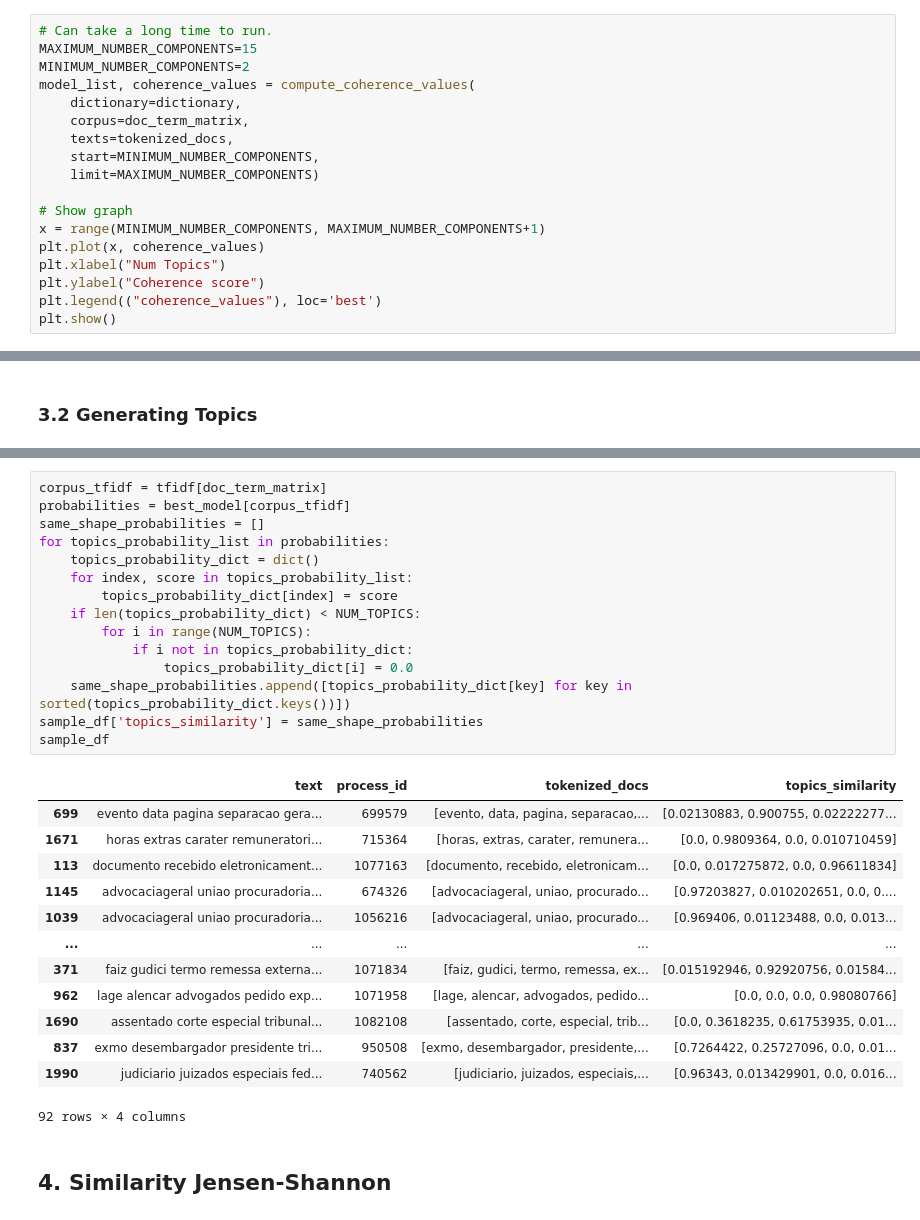
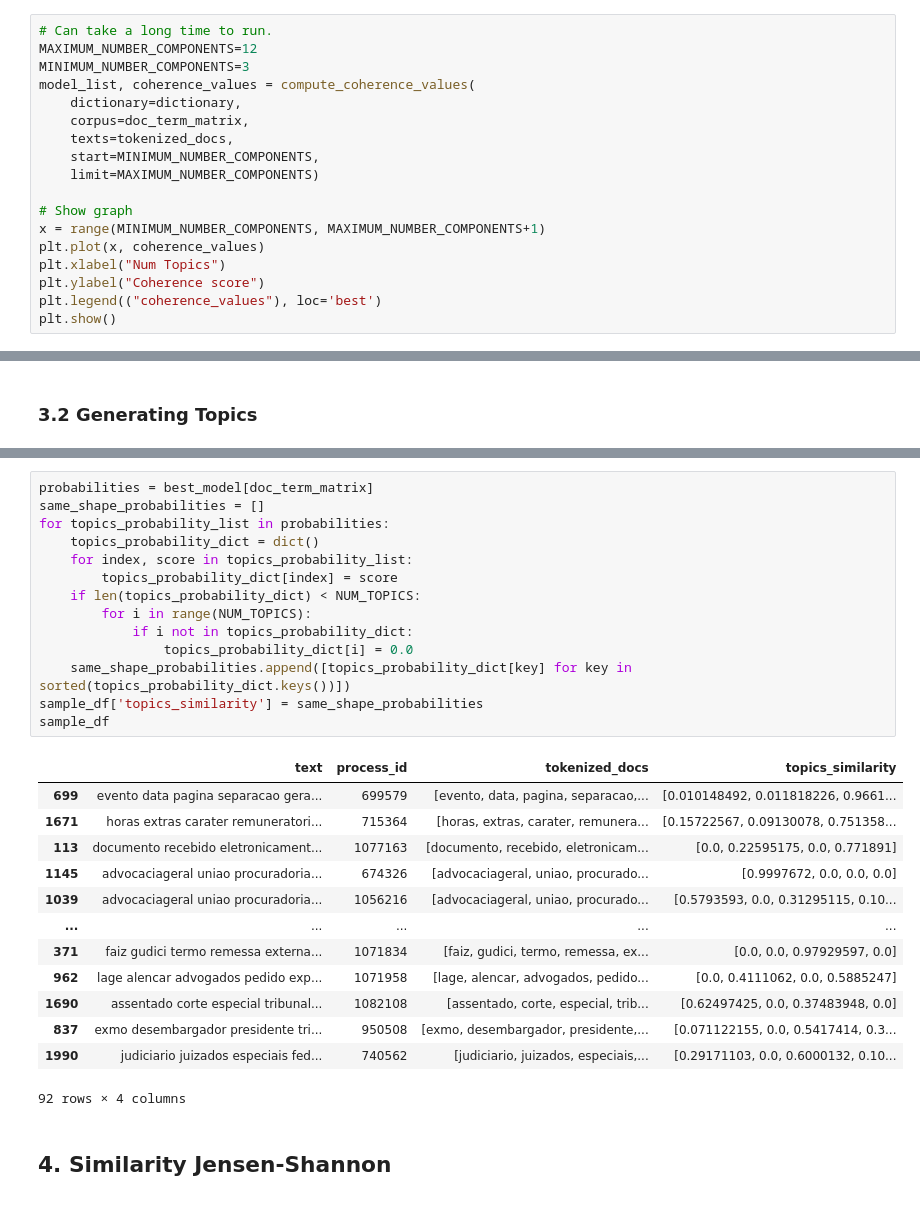
Before and after one commit to thiagolrpinho/nlp-similarity-models, a Jupyter notebook: main.ipynb, the cells around one changed output, grey strips where cells are left out. Cells and saved outputs as stored; diff of their text form.

```diff
--- a/main.ipynb
+++ b/main.ipynb
@@ -148,7 +146,7 @@ corpus_tfidf = tfidf[doc_term_matrix]
 # %%
 # Can take a long time to run.
-MAXIMUM_NUMBER_COMPONENTS=15
-MINIMUM_NUMBER_COMPONENTS=2
+MAXIMUM_NUMBER_COMPONENTS=12
+MINIMUM_NUMBER_COMPONENTS=3
 model_list, coherence_values = compute_coherence_values(
     dictionary=dictionary,
     corpus=doc_term_matrix,
@@ -181,31 +193,30 @@ Topic: 3 Word: 0.013*"publica" + 0.011*"servidores" + 0.011*"recorrente" + 0.010
 # %%
-corpus_tfidf = tfidf[doc_term_matrix]
-probabilities = best_model[corpus_tfidf]
+probabilities = best_model[doc_term_matrix]
 same_shape_probabilities = []
 for topics_probability_list in probabilities:
     topics_probability_dict = dict()
     for index, score in topics_probability_list:
         topics_probability_dict[index] = score
     if len(topics_probability_dict) < NUM_TOPICS:
         for i in range(NUM_TOPICS):
             if i not in topics_probability_dict:
                 topics_probability_dict[i] = 0.0
     same_shape_probabilities.append([topics_probability_dict[key] for key in sorted(topics_probability_dict.keys())])
 sample_df['topics_similarity'] = same_shape_probabilities
 sample_df
 # %% [output]
 |  | text | process_id | tokenized_docs | topics_similarity |
-| 699 | evento data pagina separacao gera... | 699579 | [evento, data, pagina, separacao,... | [0.02130883, 0.900755, 0.02222277... |
-| 1671 | horas extras carater remuneratori... | 715364 | [horas, extras, carater, remunera... | [0.0, 0.9809364, 0.0, 0.010710459] |
-| 113 | documento recebido eletronicament... | 1077163 | [documento, recebido, eletronicam... | [0.0, 0.017275872, 0.0, 0.96611834] |
-| 1145 | advocaciageral uniao procuradoria... | 674326 | [advocaciageral, uniao, procurado... | [0.97203827, 0.010202651, 0.0, 0.... |
-| 1039 | advocaciageral uniao procuradoria... | 1056216 | [advocaciageral, uniao, procurado... | [0.969406, 0.01123488, 0.0, 0.013... |
+| 699 | evento data pagina separacao gera... | 699579 | [evento, data, pagina, separacao,... | [0.010148492, 0.011818226, 0.9661... |
+| 1671 | horas extras carater remuneratori... | 715364 | [horas, extras, carater, remunera... | [0.15722567, 0.09130078, 0.751358... |
+| 113 | documento recebido eletronicament... | 1077163 | [documento, recebido, eletronicam... | [0.0, 0.22595175, 0.0, 0.771891] |
+| 1145 | advocaciageral uniao procuradoria... | 674326 | [advocaciageral, uniao, procurado... | [0.9997672, 0.0, 0.0, 0.0] |
+| 1039 | advocaciageral uniao procuradoria... | 1056216 | [advocaciageral, uniao, procurado... | [0.5793593, 0.0, 0.31295115, 0.10... |
 | ... | ... | ... | ... | ... |
-| 371 | faiz gudici termo remessa externa... | 1071834 | [faiz, gudici, termo, remessa, ex... | [0.015192946, 0.92920756, 0.01584... |
-| 962 | lage alencar advogados pedido exp... | 1071958 | [lage, alencar, advogados, pedido... | [0.0, 0.0, 0.0, 0.98080766] |
-| 1690 | assentado corte especial tribunal... | 1082108 | [assentado, corte, especial, trib... | [0.0, 0.3618235, 0.61753935, 0.01... |
-| 837 | exmo desembargador presidente tri... | 950508 | [exmo, desembargador, presidente,... | [0.7264422, 0.25727096, 0.0, 0.01... |
-| 1990 | judiciario juizados especiais fed... | 740562 | [judiciario, juizados, especiais,... | [0.96343, 0.013429901, 0.0, 0.016... |
+| 371 | faiz gudici termo remessa externa... | 1071834 | [faiz, gudici, termo, remessa, ex... | [0.0, 0.0, 0.97929597, 0.0] |
+| 962 | lage alencar advogados pedido exp... | 1071958 | [lage, alencar, advogados, pedido... | [0.0, 0.4111062, 0.0, 0.5885247] |
+| 1690 | assentado corte especial tribunal... | 1082108 | [assentado, corte, especial, trib... | [0.62497425, 0.0, 0.37483948, 0.0] |
+| 837 | exmo desembargador presidente tri... | 950508 | [exmo, desembargador, presidente,... | [0.071122155, 0.0, 0.5417414, 0.3... |
+| 1990 | judiciario juizados especiais fed... | 740562 | [judiciario, juizados, especiais,... | [0.29171103, 0.0, 0.6000132, 0.10... |
 92 rows × 4 columns
 # %% [markdown]
 ## 4. Similarity Jensen-Shannon
```
Also changed, not shown: parts of 8 cells of this notebook.
